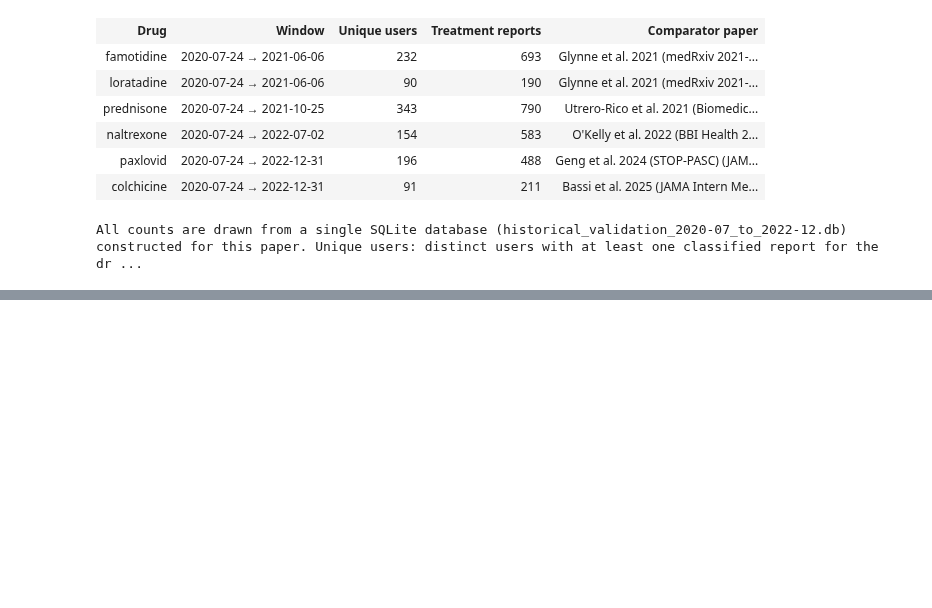
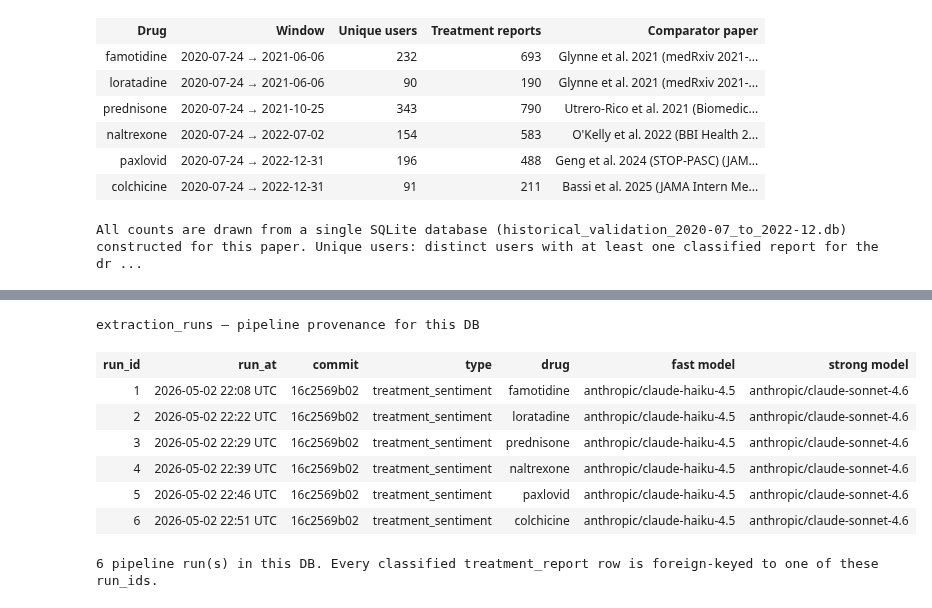
Before and after one commit to Ely-S/PatientPunk, a Jupyter notebook: docs/RCT_historical_validation/output/paper_figures_executed.ipynb, the cells around one changed output, grey strips where cells are left out. Saved outputs shown, nothing was run; the diff lists cells and outputs as text; code cells hidden in the pictures; blank space fills up the shorter version.

```diff
--- a/docs/RCT_historical_validation/output/paper_figures_executed.ipynb
+++ b/docs/RCT_historical_validation/output/paper_figures_executed.ipynb
@@ -526,0 +540,60 @@ Each row: one (user, drug) per cell after the most recent + signal-strength tieb
+# %%
+
+import json as _json
+from datetime import datetime as _dt, timezone as _tz
+
+_runs = combined_conn.execute(
+    "SELECT run_id, run_at, commit_hash, extraction_type, config "
+    "FROM extraction_runs ORDER BY run_id"
+).fetchall()
+
+_rows_html = []
+for run_id, run_at, commit_hash, extraction_type, config in _runs:
+    run_at_iso = _dt.fromtimestamp(int(run_at), tz=_tz.utc).strftime("%Y-%m-%d %H:%M UTC") if run_at else ""
+    try:
+        cfg = _json.loads(config) if config else {}
+    except Exception:
+        cfg = {}
+    drug = cfg.get("drug") or "(all)"
+    fast = (cfg.get("models") or {}).get("fast", "")
+    strong = (cfg.get("models") or {}).get("strong", "")
+    _rows_html.append(
+        f"<tr>"
+        f"<td style='padding:4px 8px; text-align:center;'>{run_id}</td>"
+        f"<td style='padding:4px 8px;'>{run_at_iso}</td>"
+        f"<td style='padding:4px 8px; font-family:monospace; font-size:0.85em;'>{commit_hash[:10] if commit_hash else ''}</td>"
+        f"<td style='padding:4px 8px;'>{extraction_type or ''}</td>"
+        f"<td style='padding:4px 8px;'>{drug}</td>"
+        f"<td style='padding:4px 8px; font-size:0.85em;'>{fast}</td>"
+        f"<td style='padding:4px 8px; font-size:0.85em;'>{strong}</td>"
+        f"</tr>"
+    )
+
+_table = (
+    "<table style='border-collapse:collapse; width:100%; font-size:0.9em; margin:8px 0;'>"
+    "<tr style='background:#34495e; color:white;'>"
+    "<th style='padding:6px 10px;'>run_id</th>"
+    "<th style='padding:6px 10px;'>run_at</th>"
+    "<th style='padding:6px 10px;'>commit</th>"
+    "<th style='padding:6px 10px;'>type</th>"
+    "<th style='padding:6px 10px;'>drug</th>"
+    "<th style='padding:6px 10px;'>fast model</th>"
+    "<th style='padding:6px 10px;'>strong model</th>"
+    "</tr>"
+    + "".join(_rows_html)
+    + "</table>"
+    + f"<p style='font-size:0.85em; color:#777; margin-top:4px;'>"
+      f"{len(_runs)} pipeline run(s) in this DB. Every classified "
+      f"<code>treatment_report</code> row is foreign-keyed to one of these <code>run_id</code>s.</p>"
+)
+display(HTML("<h3>extraction_runs &mdash; pipeline provenance for this DB</h3>" + _table))
+# %% [output]
+extraction_runs — pipeline provenance for this DB
+| run_id | run_at | commit | type | drug | fast model | strong model |
+| 1 | 2026-05-02 22:08 UTC | 16c2569b02 | treatment_sentiment | famotidine | anthropic/claude-haiku-4.5 | anthropic/claude-sonnet-4.6 |
+| 2 | 2026-05-02 22:22 UTC | 16c2569b02 | treatment_sentiment | loratadine | anthropic/claude-haiku-4.5 | anthropic/claude-sonnet-4.6 |
+| 3 | 2026-05-02 22:29 UTC | 16c2569b02 | treatment_sentiment | prednisone | anthropic/claude-haiku-4.5 | anthropic/claude-sonnet-4.6 |
+| 4 | 2026-05-02 22:39 UTC | 16c2569b02 | treatment_sentiment | naltrexone | anthropic/claude-haiku-4.5 | anthropic/claude-sonnet-4.6 |
+| 5 | 2026-05-02 22:46 UTC | 16c2569b02 | treatment_sentiment | paxlovid | anthropic/claude-haiku-4.5 | anthropic/claude-sonnet-4.6 |
+| 6 | 2026-05-02 22:51 UTC | 16c2569b02 | treatment_sentiment | colchicine | anthropic/claude-haiku-4.5 | anthropic/claude-sonnet-4.6 |
+6 pipeline run(s) in this DB. Every classified treatment_report row is foreign-keyed to one of these run_ids.
```
Also changed, not shown: parts of 1 cell of this notebook, 7 other files.
